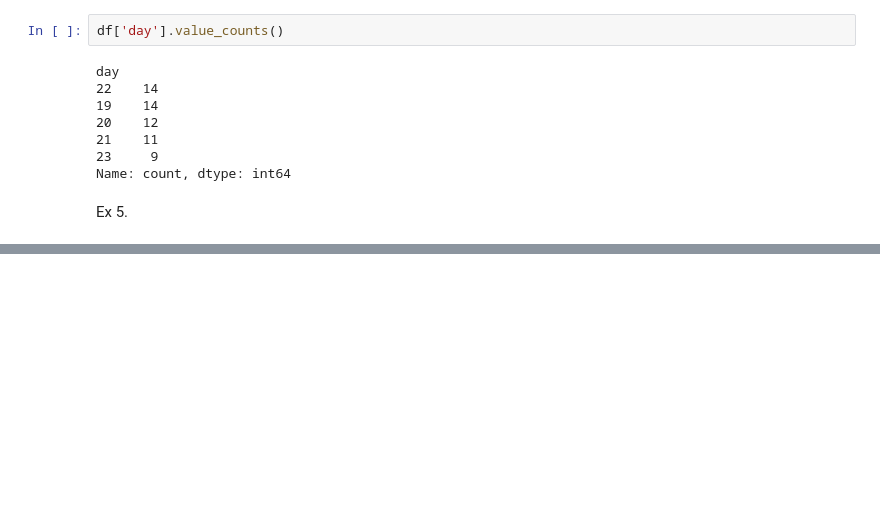
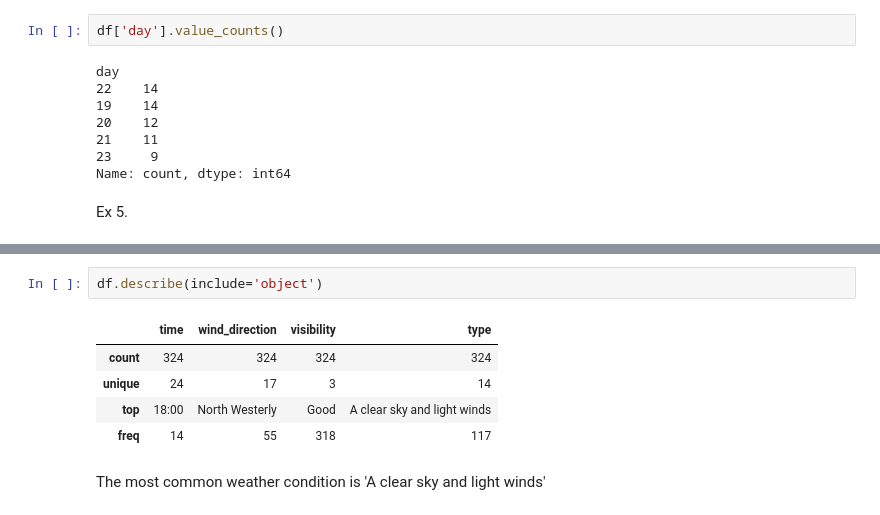
Before and after one commit to VladGrinDA/DI_Bootcamp, a Jupyter notebook: Week7/Day2/ExerciseXP/exXP.ipynb, the cells around one changed output, grey strips where cells are left out. Cells and saved outputs as stored; diff of their text form; blank space fills up the shorter version.

```diff
--- a/Week7/Day2/ExerciseXP/exXP.ipynb
+++ b/Week7/Day2/ExerciseXP/exXP.ipynb
@@ -290,0 +448,10 @@ Ex 5.
+# %%
+df.describe(include='object')
+# %% [output]
+|  | time | wind_direction | visibility | type |
+| count | 324 | 324 | 324 | 324 |
+| unique | 24 | 17 | 3 | 14 |
+| top | 18:00 | North Westerly | Good | A clear sky and light winds |
+| freq | 14 | 55 | 318 | 117 |
+# %% [markdown]
+The most common weather condition is 'A clear sky and light winds'
```
Also changed, not shown: parts of 10 cells of this notebook, 2 other files.
